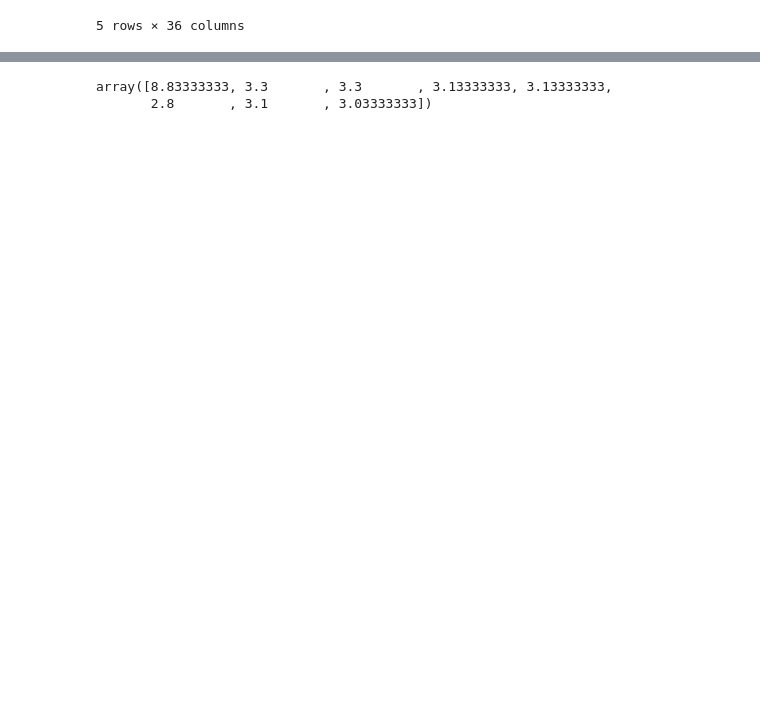
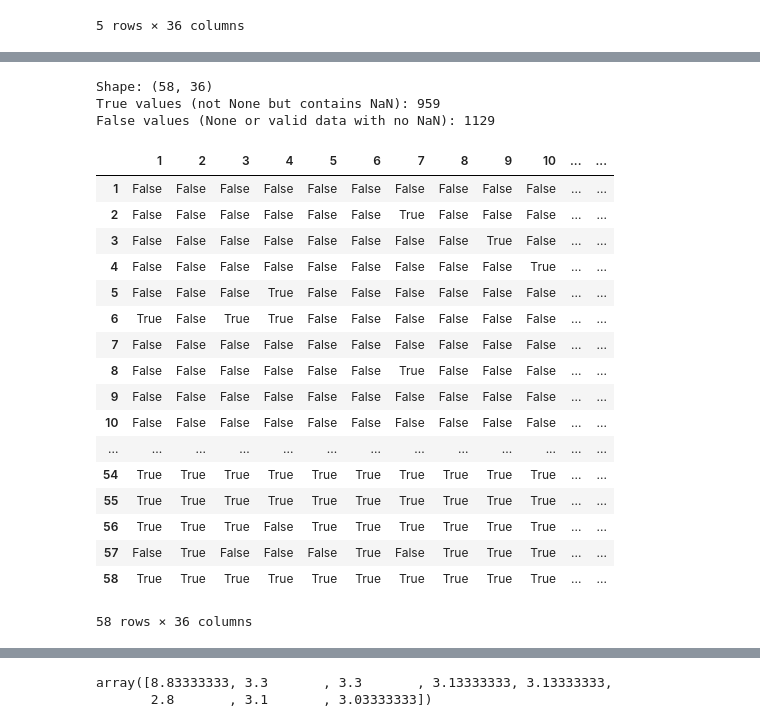
Before and after one commit to deybelman/EEG_Analysis_Project, a Jupyter notebook: analysis.ipynb, the cells around one changed output, grey strips where cells are left out. Saved outputs shown, nothing was run; the diff lists cells and outputs as text; code cells hidden in the pictures; blank space fills up the shorter version.

```diff
--- a/analysis.ipynb
+++ b/analysis.ipynb
@@ -281,0 +330,47 @@ lzc_stats_df
+# %%
+# Create a boolean matrix indicating if cells contain NaN values (but are not None)
+# True if: cell is not None AND contains any NaN in any channel
+# False if: cell is None OR (cell is not None AND has no NaN values)
+# this is for testing, ignore
+
+nan_or_none_df = pd.DataFrame(index=eeg_cleaned_df.index, columns=eeg_cleaned_df.columns, dtype=bool)
+
+# Iterate through all participants and video clips
+for participant in eeg_cleaned_df.index:
+    for video_id in eeg_cleaned_df.columns:
+        eeg_data = eeg_cleaned_df.at[participant, video_id]
+
+        # If the cell is None, mark as False
+        if eeg_data is None:
+            nan_or_none_df.at[participant, video_id] = False
+        else:
+            # Check if there are any NaN values in the 8xTime array
+            has_nan = np.any(np.isnan(eeg_data))
+            nan_or_none_df.at[participant, video_id] = has_nan
+
+print(f"Shape: {nan_or_none_df.shape}")
+print(f"True values (not None but contains NaN): {nan_or_none_df.sum().sum()}")
+print(f"False values (None or valid data with no NaN): {(~nan_or_none_df).sum().sum()}")
+nan_or_none_df
+# %% [output]
+Shape: (58, 36)
+True values (not None but contains NaN): 959
+False values (None or valid data with no NaN): 1129
+|  | 1 | 2 | 3 | 4 | 5 | 6 | 7 | 8 | 9 | 10 | ... | ... |
+| 1 | False | False | False | False | False | False | False | False | False | False | ... | ... |
+| 2 | False | False | False | False | False | False | True | False | False | False | ... | ... |
+| 3 | False | False | False | False | False | False | False | False | True | False | ... | ... |
+| 4 | False | False | False | False | False | False | False | False | False | True | ... | ... |
+| 5 | False | False | False | True | False | False | False | False | False | False | ... | ... |
+| 6 | True | False | True | True | False | False | False | False | False | False | ... | ... |
+| 7 | False | False | False | False | False | False | False | False | False | False | ... | ... |
+| 8 | False | False | False | False | False | False | True | False | False | False | ... | ... |
+| 9 | False | False | False | False | False | False | False | False | False | False | ... | ... |
+| 10 | False | False | False | False | False | False | False | False | False | False | ... | ... |
+| ... | ... | ... | ... | ... | ... | ... | ... | ... | ... | ... | ... | ... |
+| 54 | True | True | True | True | True | True | True | True | True | True | ... | ... |
+| 55 | True | True | True | True | True | True | True | True | True | True | ... | ... |
+| 56 | True | True | True | False | True | True | True | True | True | True | ... | ... |
+| 57 | False | True | False | False | False | True | False | True | True | True | ... | ... |
+| 58 | True | True | True | True | True | True | True | True | True | True | ... | ... |
+58 rows × 36 columns
```
Also changed, not shown: parts of 15 cells of this notebook, 1 other file.
